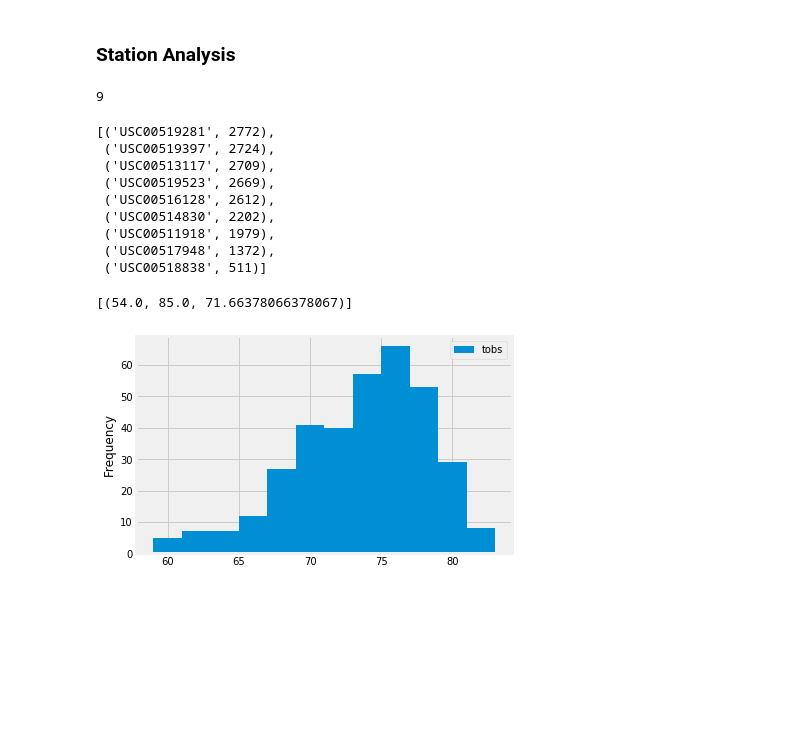
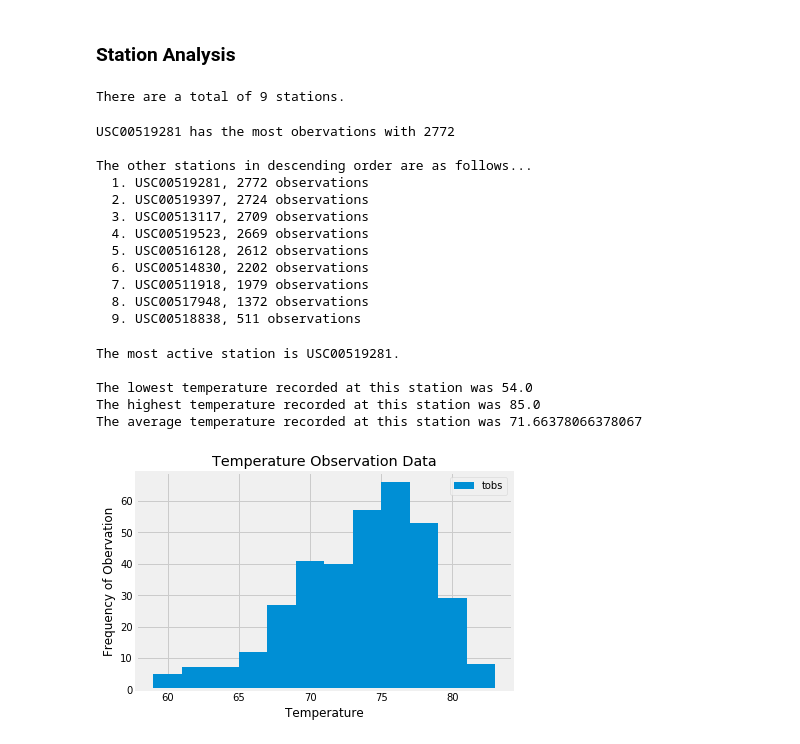
Before and after one commit to jazminhicks/SQLAlchemy-Climate-Analysis, a Jupyter notebook: climate.ipynb, the cells around one changed output. Saved outputs shown, nothing was run; the diff lists cells and outputs as text; code cells hidden in the pictures; blank space fills up the shorter version.

```diff
--- a/climate.ipynb
+++ b/climate.ipynb
@@ -130,9 +113,10 @@ df.describe()
 # %%
 # Design a query to show how many stations are available in this dataset?
 num_stations = session.query(Station.station).count()
-num_stations
+
+print (f"There are a total of {num_stations} stations.")
 # %% [output]
-9
+There are a total of 9 stations.
 # %%
 # What are the most active stations? (i.e. what stations have the most rows)?
 # List the stations and the counts in descending order.
@@ -141,35 +125,63 @@ station_activity = session.query(Measurement.station, func.count(Measurement.sta
     group_by(Measurement.station).\
     order_by(desc(func.count(Measurement.station))).all()
 
-station_activity
+print(f"{station_activity[0][0]} has the most obervations with {station_activity[0][1]}")
+print(f"")
+print("The other stations in descending order are as follows...")
+count = 0
+for station in station_activity:
+    count += 1
+    print (f"  {count}. {station[0]}, {station[1]} observations")
+
+#station_activity
 # %% [output]
-[('USC00519281', 2772),
- ('USC00519397', 2724),
- ('USC00513117', 2709),
- ('USC00519523', 2669),
- ('USC00516128', 2612),
- ('USC00514830', 2202),
- ('USC00511918', 1979),
- ('USC00517948', 1372),
- ('USC00518838', 511)]
+USC00519281 has the most obervations with 2772
+
+The other stations in descending order are as follows...
+  1. USC00519281, 2772 observations
+  2. USC00519397, 2724 observations
+  3. USC00513117, 2709 observations
+  4. USC00519523, 2669 observations
+  5. USC00516128, 2612 observations
+  6. USC00514830, 2202 observations
+  7. USC00511918, 1979 observations
+  8. USC00517948, 1372 observations
+  9. USC00518838, 511 observations
 # %%
 # Using the station id from the previous query, calculate the lowest temperature recorded,
 # highest temperature recorded, and average temperature most active station?
 most_active_station = session.query(func.min(Measurement.tobs), func.max(Measurement.tobs), func.avg(Measurement.tobs)).\
     filter(Measurement.station == station_activity[0][0]).all()
 
-most_active_station
+print(f"The most active station is {station_activity[0][0]}.")
+print("")
+print(f"The lowest temperature recorded at this station was {most_active_station[0][0]}")
+print(f"The highest temperature recorded at this station was {most_active_station[0][1]}")
+print(f"The average temperature recorded at this station was {most_active_station[0][2]}")
+
+#most_active_station
 # %% [output]
-[(54.0, 85.0, 71.66378066378067)]
+The most active station is USC00519281.
+
+The lowest temperature recorded at this station was 54.0
+The highest temperature recorded at this station was 85.0
+The average temperature recorded at this station was 71.66378066378067
 # %%
 # Choose the station with the highest number of temperature observations.
 # Query the last 12 months of temperature observation data for this station and plot the results as a histogram
 
 temp_obs = session.query(Measurement.tobs).\
     filter(Measurement.date >= year_ago_str).\
     filter(Measurement.station == station_activity[0][0]).all()
 
+# convert quiered results into a dataframe
 temp_df = pd.DataFrame(temp_obs)
-temp_df.plot.hist(bins = 12);
+
+# create a histogram of dataframe
+temp_df.plot.hist(bins = 12, title = 'Temperature Observation Data');
+
+# add x and y labels
+plt.xlabel('Temperature');
+plt.ylabel('Frequency of Obervation');
 # %% [output]
-[figure, old version]
+[figure, new version]
```
Also changed, not shown: parts of 17 cells of this notebook, 1 other file.
